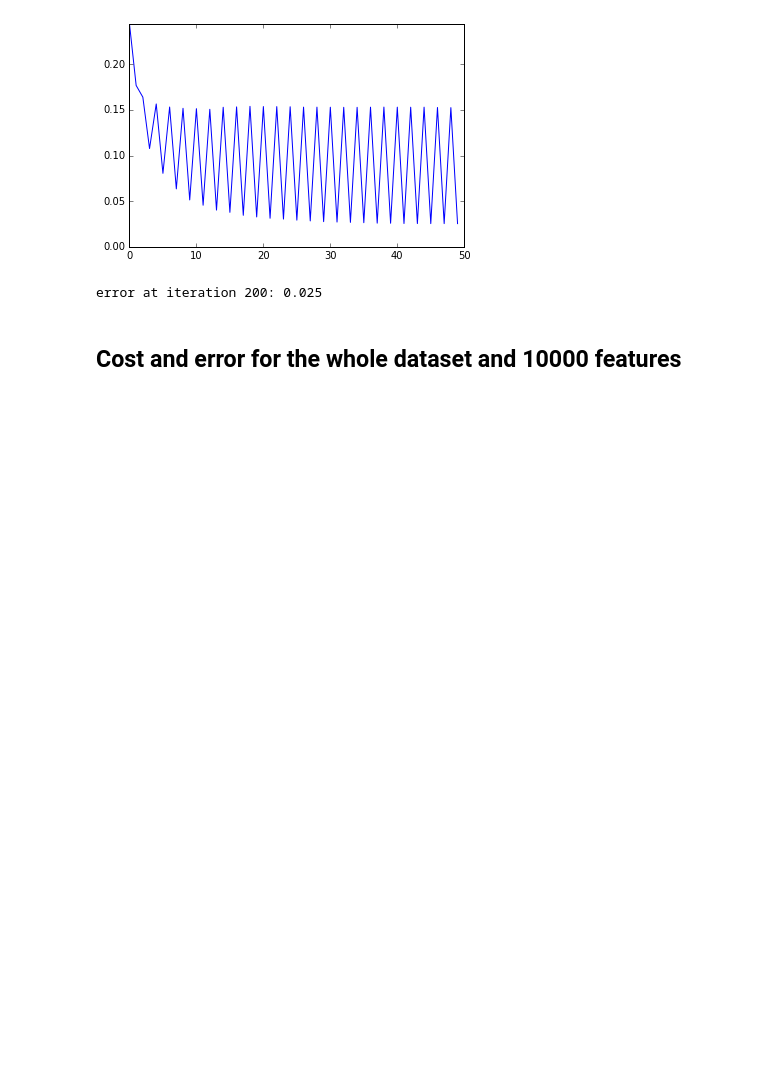
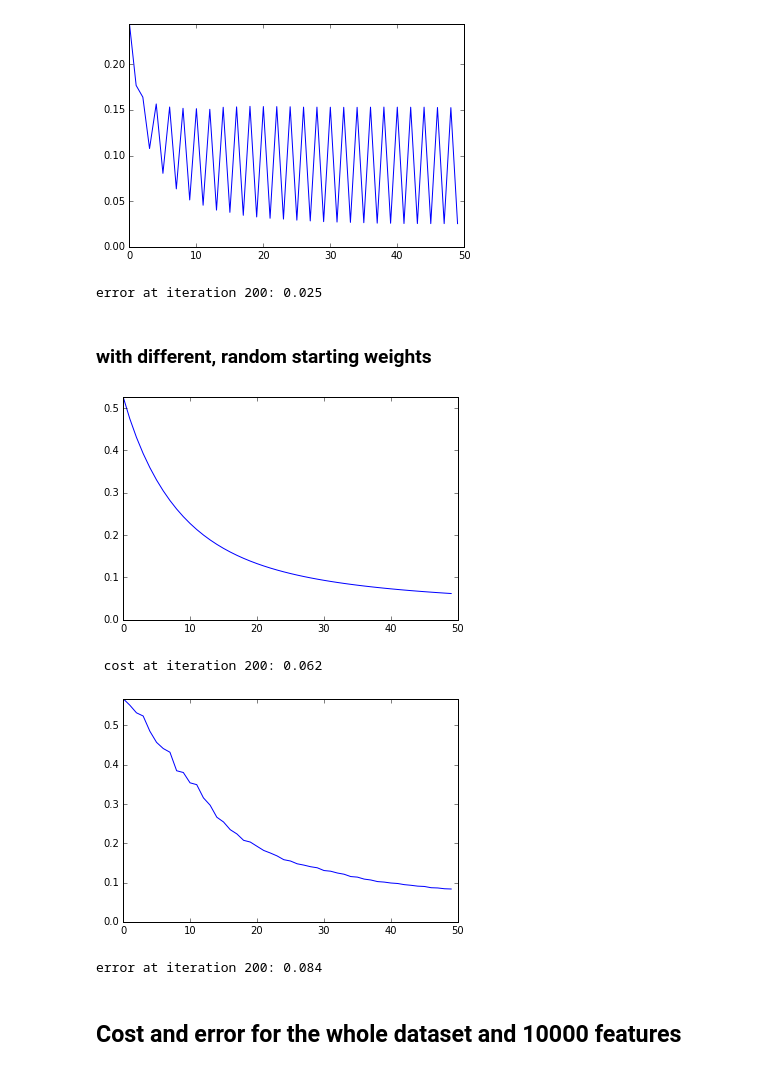
Before and after one commit to galvanic/adversML, a Jupyter notebook: notebooks/test-adaline-training.ipynb, the cells around one changed output. Cells and saved outputs as stored; diff of their text form; code cells hidden in the pictures; blank space fills up the shorter version.

Commit message:
add weights argument to training function
test it in the notebook

```diff
--- a/notebooks/test-adaline-training.ipynb
+++ b/notebooks/test-adaline-training.ipynb
@@ -115,6 +114,33 @@ print('error at iteration 200: %.3f' % error[-1])
  cost at iteration 200: 0.909
 [figure]
 error at iteration 200: 0.025
+# %% [markdown]
+### with different, random starting weights
+# %%
+x = add_bias(X)
+y = Y           # keep labels to 0,1
+
+weights, cost, error = adaline.train_adaline(features=x, labels=y,
+                                             W=np.random.rand(x.shape[1], 1)*0.01,
+                                             rate=0.061,
+                                             termination_condition=max_iters(50),
+                                             label_type='01',
+                                             verbose=False)
+
+plt.plot(cost)
+plt.ylim(0, cost[0])
+plt.show()
+print(' cost at iteration 200: %.3f' % cost[-1])
+
+plt.plot(error)
+plt.ylim(0, error[0])
+plt.show()
+print('error at iteration 200: %.3f' % error[-1])
+# %% [output]
+[figure, added]
+ cost at iteration 200: 0.062
+[figure, added]
+error at iteration 200: 0.084
 # %% [markdown]
 ## Cost and error for the whole dataset and 10000 features
 # %%
```
Also changed, not shown: parts of 2 cells of this notebook, 1 other file.
